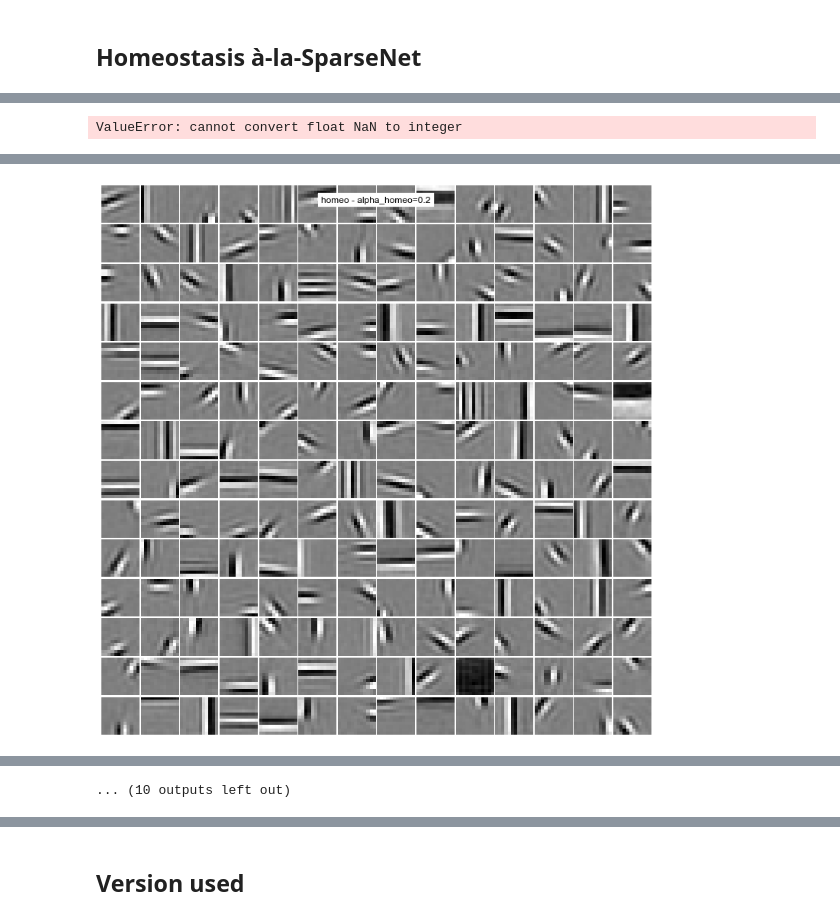
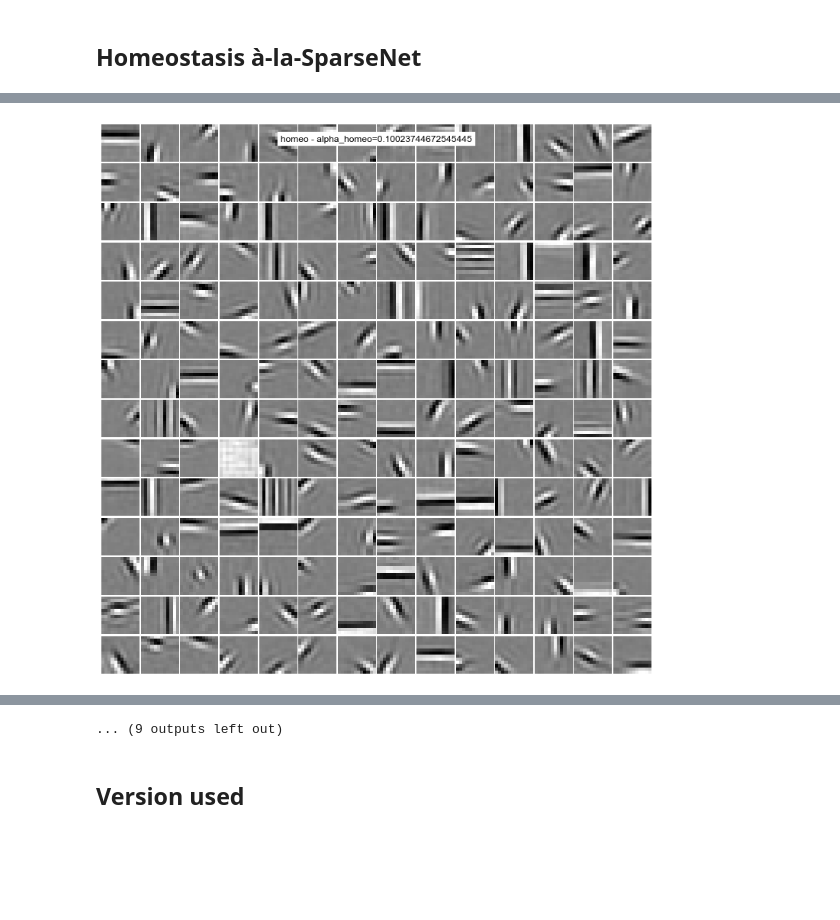
Before and after one commit to bicv/SparseHebbianLearning, a Jupyter notebook: probe/sparsenet-homeostasis.ipynb, the cells around one changed output, grey strips where cells are left out. Cells and saved outputs as stored; diff of their text form; code cells hidden in the pictures; blank space fills up the shorter version.

```diff
--- a/probe/sparsenet-homeostasis.ipynb
+++ b/probe/sparsenet-homeostasis.ipynb
@@ -29,11 +29,5 @@ for eta in np.logspace(-1, 1, N_scan, base=10)*shl.eta:
     shl = SHL(DEBUG_DOWNSCALE=DEBUG_DOWNSCALE, eta_homeo=0,
               eta=eta, verbose=verbose)
     dico = shl.learn_dico(data=data, matname=matname)
-    fig, ax = dico.show_dico(title=matname)
-    fig.show()
-    fig, ax = dico.plot_variance(data)
-    fig.show()
-    fig, ax = dico.plot_variance_histogram(data)
-    fig.show()
 # %% [output]
 [figure]
@@ -113,7 +107,7 @@ for eta_homeo in np.logspace(-1, 1, N_scan, base=10)*shl.eta_homeo:
 # %%
 shl = SHL()
 data = shl.get_data()
-for alpha_homeo in np.logspace(-1, 1, N_scan, base=10)*shl.alpha_homeo:
+for alpha_homeo in np.logspace(-1, 0.4, N_scan, base=10)*shl.alpha_homeo:
     matname = 'homeo - alpha_homeo={}'.format(alpha_homeo)
 
     shl = SHL(DEBUG_DOWNSCALE=DEBUG_DOWNSCALE,
@@ -127,5 +121,4 @@ for alpha_homeo in np.logspace(-1, 1, N_scan, base=10)*shl.alpha_homeo:
     fig, ax = dico.plot_variance_histogram(data)
     fig.show()
 # %% [output]
-ValueError: cannot convert float NaN to integer
 [figure]
@@ -140 +133 @@ ValueError: cannot convert float NaN to integer
-[figure, old version]
+[figure, new version]
@@ -142 +134,0 @@ ValueError: cannot convert float NaN to integer
-... (10 outputs left out)
@@ -143,3 +136,4 @@ ValueError: cannot convert float NaN to integer
+... (9 outputs left out)
 # %% [markdown]
 ## Version used
 # %%
```
Also changed, not shown: parts of 4 cells of this notebook, 2 other files.
